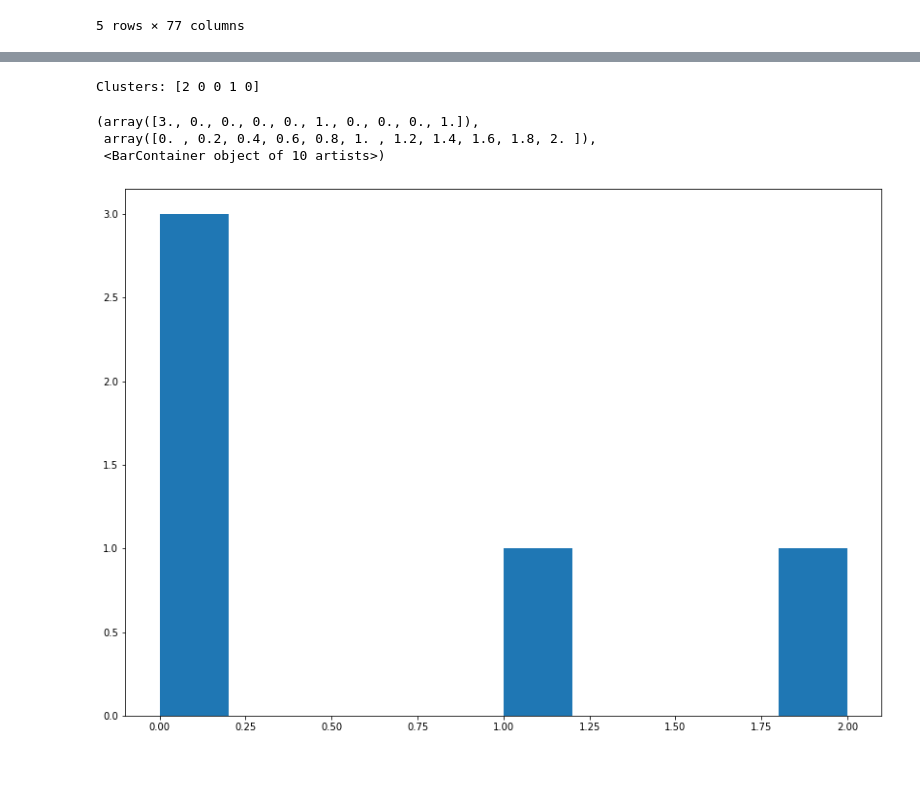
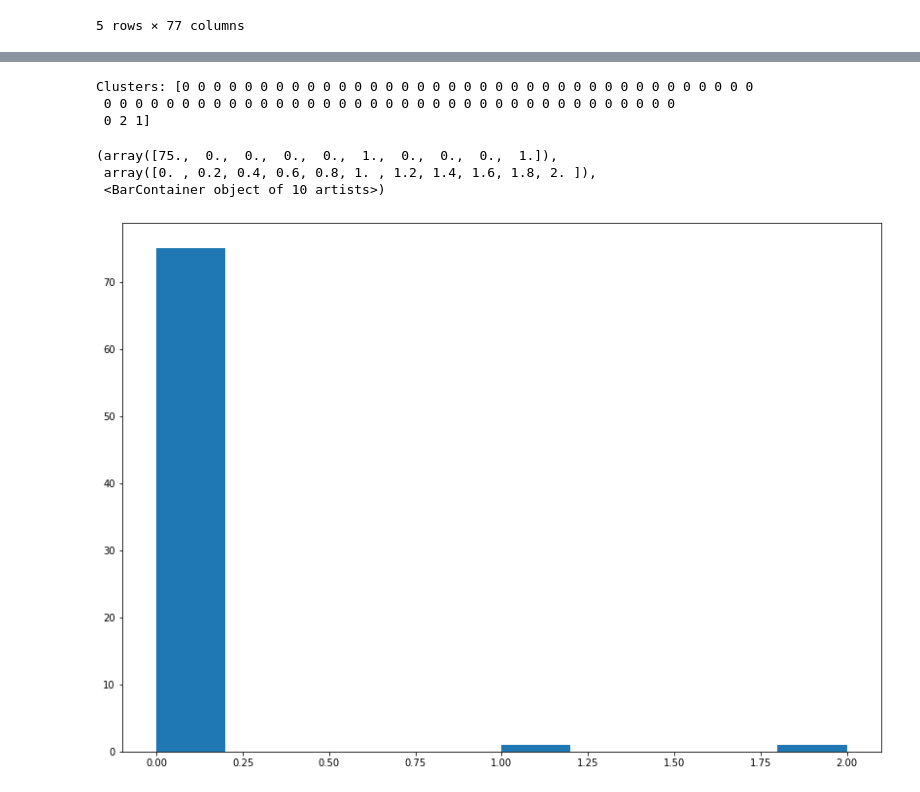
Before and after one commit to Nikunj-Gupta/Spectral-Clustering-Directed-Graphs, a Jupyter notebook: spectral_clustering.ipynb, the cells around one changed output, grey strips where cells are left out. Drawn from its saved outputs; the diff is of its cells as text; code cells hidden in the pictures.

Commit message:
added normalized spectral clustering (performs better); removed minor bugs;

```diff
--- a/spectral_clustering.ipynb
+++ b/spectral_clustering.ipynb
@@ -73,15 +73,18 @@ A_un = nx.to_numpy_array(G_un)
 # print(A_un)
 # %%
 """
-Spectral Clustering
+Spectral Clustering (Un-Normalized/Normalized)
 
 A: Adjacency matrix
-n: n_clusters
+k: n_clusters
 
 """
-def spectral_clustering(A, n=3):
-    D = np.diag(A_un.sum(axis=1))
-    L = D-A_un
+def spectral_clustering(A, k=3, normalization=False):
+    D = np.diag(A.sum(axis=1))
+    # L = D-A
+    from scipy.sparse import csgraph
+    L = csgraph.laplacian(A, normed=normalization)
+
 
     vals, vecs = np.linalg.eig(L)
     vecs = vecs[:,np.argsort(vals)]
@@ -89,8 +92,8 @@ def spectral_clustering(A, n=3):
 
     from sklearn.cluster import KMeans
 
-    kmeans = KMeans(n_clusters=n)
-    kmeans.fit(vecs[:,1:4])
+    kmeans = KMeans(n_clusters=k)
+    kmeans.fit(vecs[:,1:k])
     clusters = kmeans.labels_
     print("Clusters:", clusters)
 
@@ -98,13 +101,13 @@ def spectral_clustering(A, n=3):
 
     return clusters, best_cut
 # %%
-clusters, best_cut = spectral_clustering(A_un, n=3)
+clusters, best_cut = spectral_clustering(A_un, k=3, normalization=False)
+plt.hist(clusters)
 # %% [output]
-Clusters: [2 0 0 1 0]
+Clusters: [0 0 0 0 0 0 0 0 0 0 0 0 0 0 0 0 0 0 0 0 0 0 0 0 0 0 0 0 0 0 0 0 0 0 0 0 0
+ 0 0 0 0 0 0 0 0 0 0 0 0 0 0 0 0 0 0 0 0 0 0 0 0 0 0 0 0 0 0 0 0 0 0 0 0 0
+ 0 2 1]
+(array([75.,  0.,  0.,  0.,  0.,  1.,  0.,  0.,  0.,  1.]),
+ array([0. , 0.2, 0.4, 0.6, 0.8, 1. , 1.2, 1.4, 1.6, 1.8, 2. ]),
+ <BarContainer object of 10 artists>)
+[figure, added]
-# %%
-plt.hist(clusters)
-# %% [output]
-(array([3., 0., 0., 0., 0., 1., 0., 0., 0., 1.]),
- array([0. , 0.2, 0.4, 0.6, 0.8, 1. , 1.2, 1.4, 1.6, 1.8, 2. ]),
- <BarContainer object of 10 artists>)
-[figure, removed]
```
Also changed, not shown: parts of 3 cells of this notebook.
